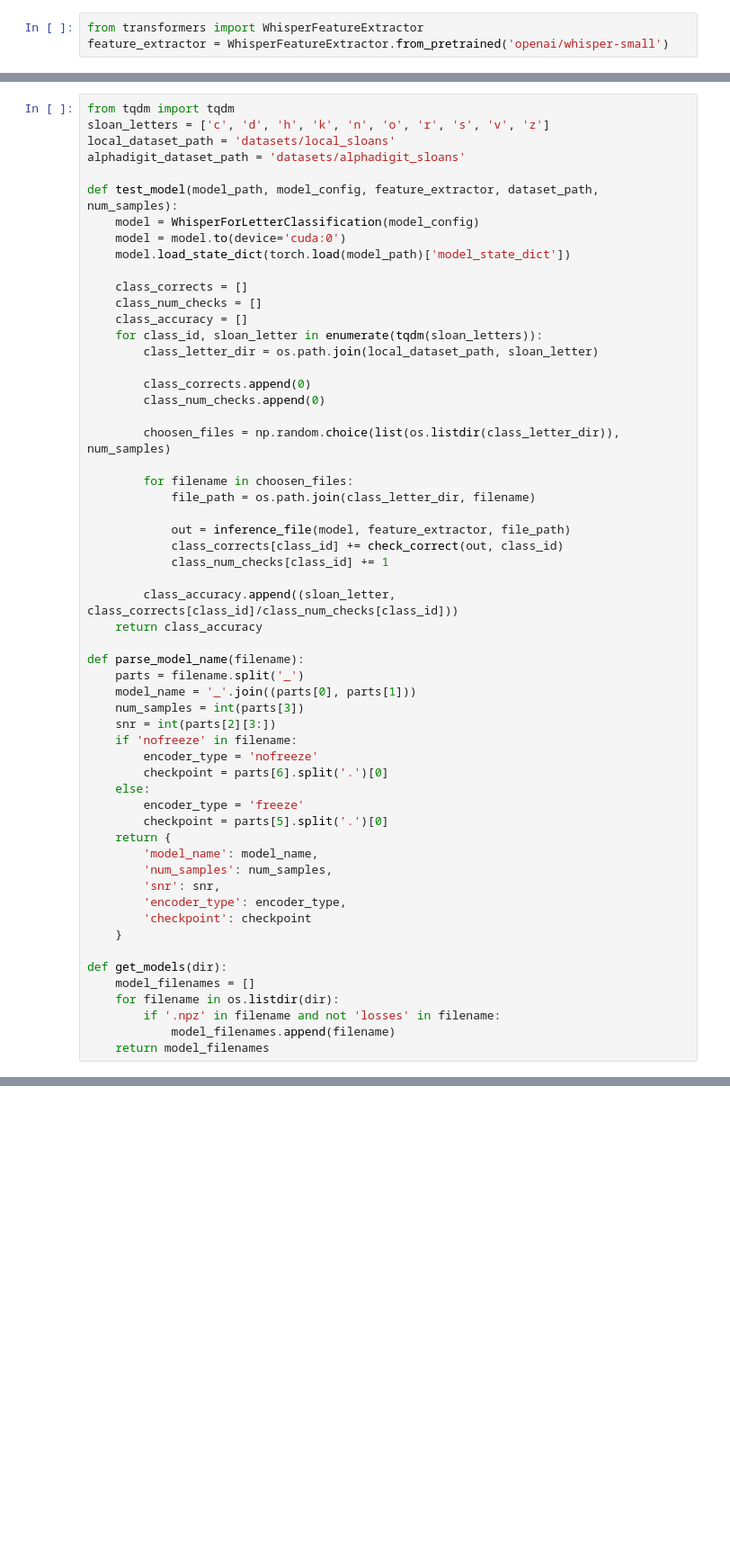
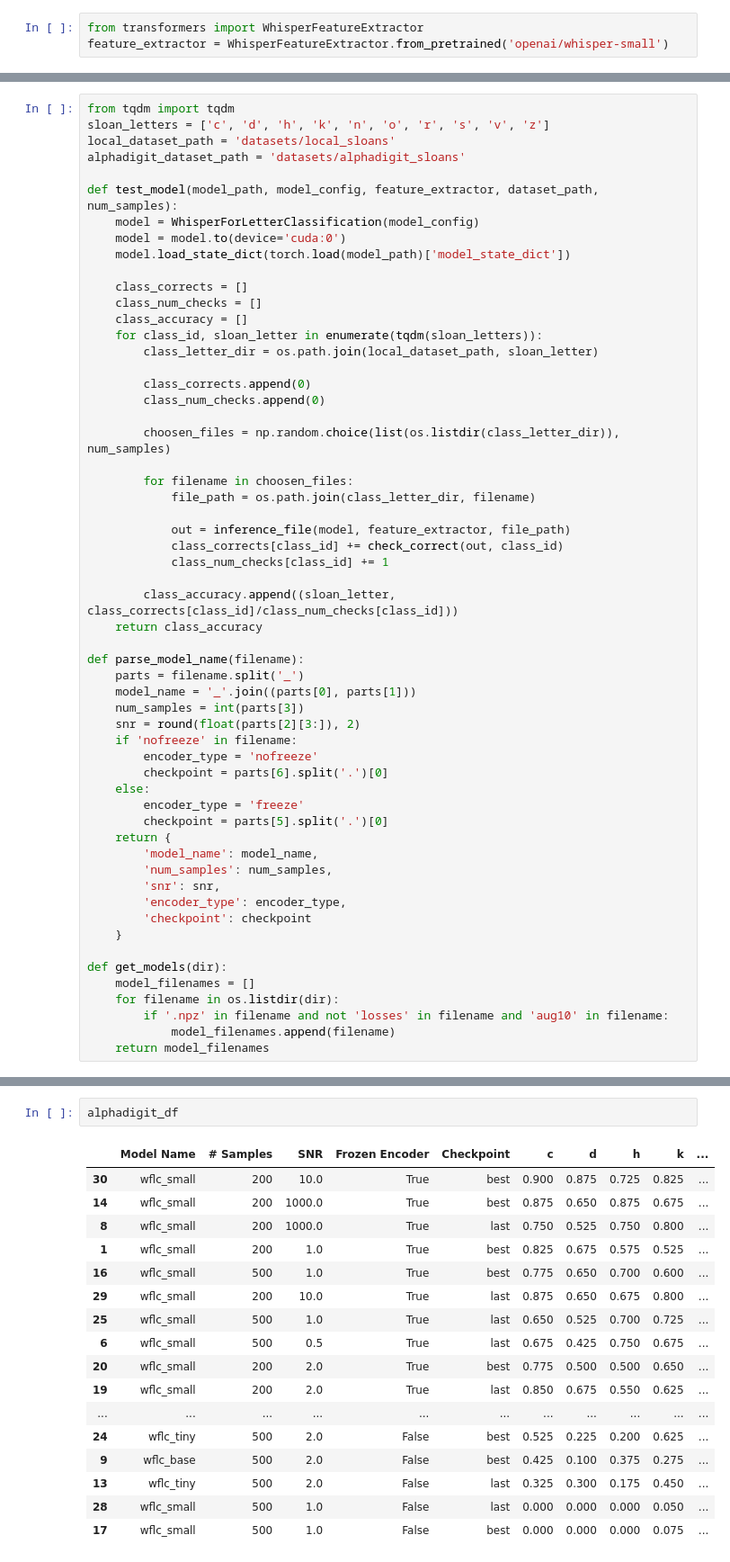
Before and after one commit to Patipol-BKK/whisper-for-letter-classification, a Jupyter notebook: Data Vis.ipynb, the cells around one changed output, grey strips where cells are left out. Shown at 90% size. Saved outputs shown, nothing was run; the diff lists cells and outputs as text; blank space fills up the shorter version.

```diff
--- a/Data Vis.ipynb
+++ b/Data Vis.ipynb
@@ -182,7 +181,7 @@ def parse_model_name(filename):
     parts = filename.split('_')
     model_name = '_'.join((parts[0], parts[1]))
     num_samples = int(parts[3])
-    snr = int(parts[2][3:])
+    snr = round(float(parts[2][3:]), 2)
     if 'nofreeze' in filename:
         encoder_type = 'nofreeze'
         checkpoint = parts[6].split('.')[0]
@@ -200,6 +199,6 @@ def parse_model_name(filename):
 def get_models(dir):
     model_filenames = []
     for filename in os.listdir(dir):
-        if '.npz' in filename and not 'losses' in filename:
+        if '.npz' in filename and not 'losses' in filename and 'aug10' in filename:
             model_filenames.append(filename)
     return model_filenames
@@ -363,0 +445,20 @@ You should probably TRAIN this model on a down-stream task to be able to use it
+# %%
+alphadigit_df
+# %% [output]
+|  | Model Name | # Samples | SNR | Frozen Encoder | Checkpoint | c | d | h | k | ... |
+| 30 | wflc_small | 200 | 10.0 | True | best | 0.900 | 0.875 | 0.725 | 0.825 | ... |
+| 14 | wflc_small | 200 | 1000.0 | True | best | 0.875 | 0.650 | 0.875 | 0.675 | ... |
+| 8 | wflc_small | 200 | 1000.0 | True | last | 0.750 | 0.525 | 0.750 | 0.800 | ... |
+| 1 | wflc_small | 200 | 1.0 | True | best | 0.825 | 0.675 | 0.575 | 0.525 | ... |
+| 16 | wflc_small | 500 | 1.0 | True | best | 0.775 | 0.650 | 0.700 | 0.600 | ... |
+| 29 | wflc_small | 200 | 10.0 | True | last | 0.875 | 0.650 | 0.675 | 0.800 | ... |
+| 25 | wflc_small | 500 | 1.0 | True | last | 0.650 | 0.525 | 0.700 | 0.725 | ... |
+| 6 | wflc_small | 500 | 0.5 | True | last | 0.675 | 0.425 | 0.750 | 0.675 | ... |
+| 20 | wflc_small | 200 | 2.0 | True | best | 0.775 | 0.500 | 0.500 | 0.650 | ... |
+| 19 | wflc_small | 200 | 2.0 | True | last | 0.850 | 0.675 | 0.550 | 0.625 | ... |
+| ... | ... | ... | ... | ... | ... | ... | ... | ... | ... | ... |
+| 24 | wflc_tiny | 500 | 2.0 | False | best | 0.525 | 0.225 | 0.200 | 0.625 | ... |
+| 9 | wflc_base | 500 | 2.0 | False | best | 0.425 | 0.100 | 0.375 | 0.275 | ... |
+| 13 | wflc_tiny | 500 | 2.0 | False | last | 0.325 | 0.300 | 0.175 | 0.450 | ... |
+| 28 | wflc_small | 500 | 1.0 | False | last | 0.000 | 0.000 | 0.000 | 0.050 | ... |
+| 17 | wflc_small | 500 | 1.0 | False | best | 0.000 | 0.000 | 0.000 | 0.075 | ... |
```
Also changed, not shown: parts of 17 cells of this notebook, 3 other files.
